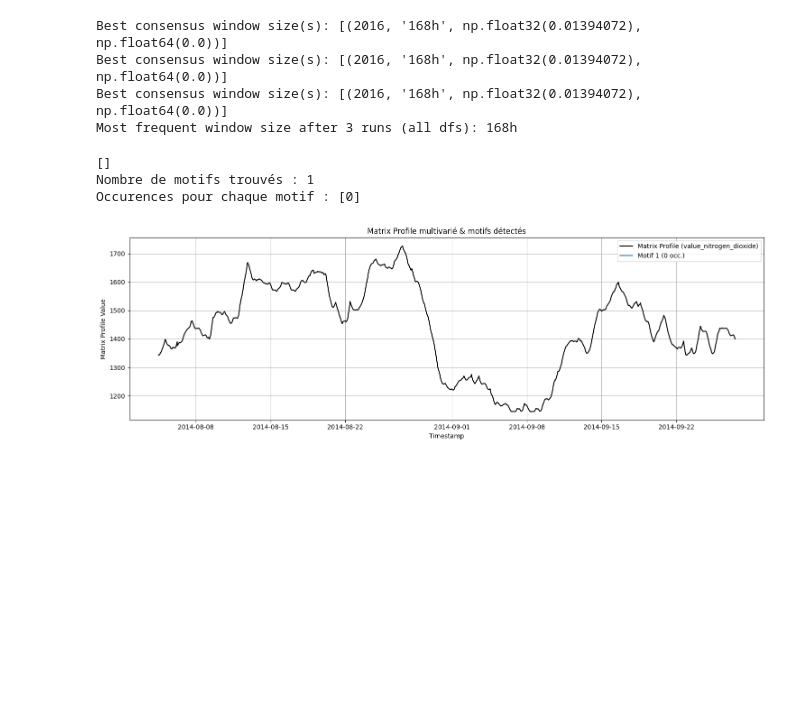
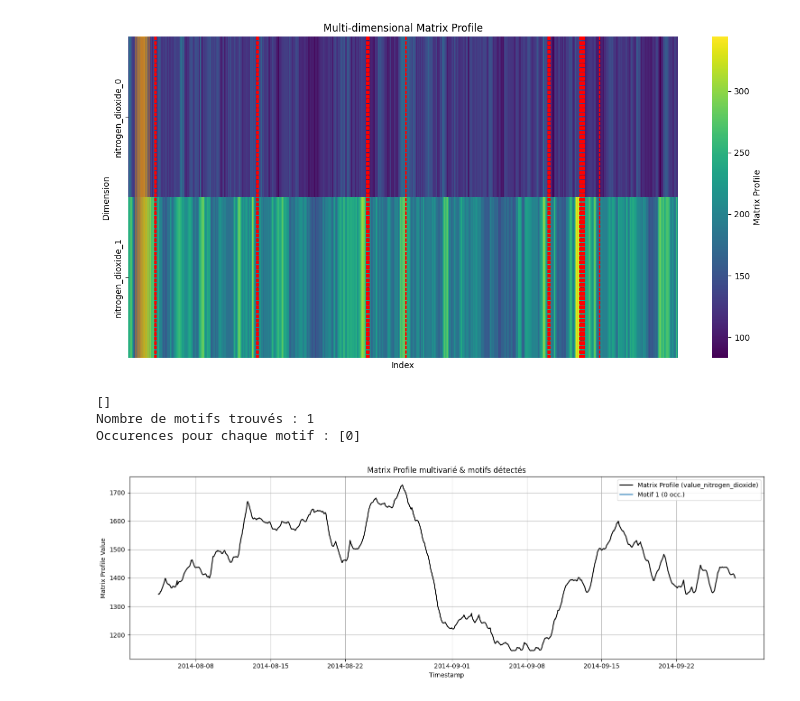
Before and after one commit to Guillaumernd/ampiimts, a Jupyter notebook: notebooks/Matrix_Profile/Matrix_profile-multidimensionnal.ipynb, the cells around one changed output. Cells and saved outputs as stored; diff of their text form; code cells hidden in the pictures; blank space fills up the shorter version.

Commit message:
beta 10 version multidimensional process

```diff
--- a/notebooks/Matrix_Profile/Matrix_profile-multidimensionnal.ipynb
+++ b/notebooks/Matrix_Profile/Matrix_profile-multidimensionnal.ipynb
@@ -22,19 +22,16 @@ with os.scandir(folder) as entries:
             # list of sensors with some parameters -> list[pd.DataFrame[timestamp, value1, value2, etc..., latitude, longitude]])
             pds.append(pd.read_csv(folder+'/'+entry.name))
 len(pds)
-pds = pds[:1]
+pds = pds[:2]
 # and not entry.name.startswith('pollutionData')
 # %%
-pds_normalized = ampiimts.pre_processed(pds, sort_by_variables=False)
+pds_normalized = ampiimts.pre_processed(pds, sort_by_variables=True, window_size='24h')
 
 mx_profile = ampiimts.matrix_profile(pds_normalized)
-
-plot_multidim_matrix_profile(mx_profile)
-# %% [output]
-Best consensus window size(s): [(2016, '168h', np.float32(0.01394072), np.float64(0.0))]
-Best consensus window size(s): [(2016, '168h', np.float32(0.01394072), np.float64(0.0))]
-Best consensus window size(s): [(2016, '168h', np.float32(0.01394072), np.float64(0.0))]
-Most frequent window size after 3 runs (all dfs): 168h
+# %%
+ampiimts.plot_multidim_matrix_profile(pds_normalized[1], mx_profile[1])
+# %% [output]
+[figure, added]
 # %%
 print(mx_profile[0]["motif_indices"])
 print("Nombre de motifs trouvés :", len(mx_profile[0]["motif_indices"]))
```
Also changed, not shown: 5 other files.
